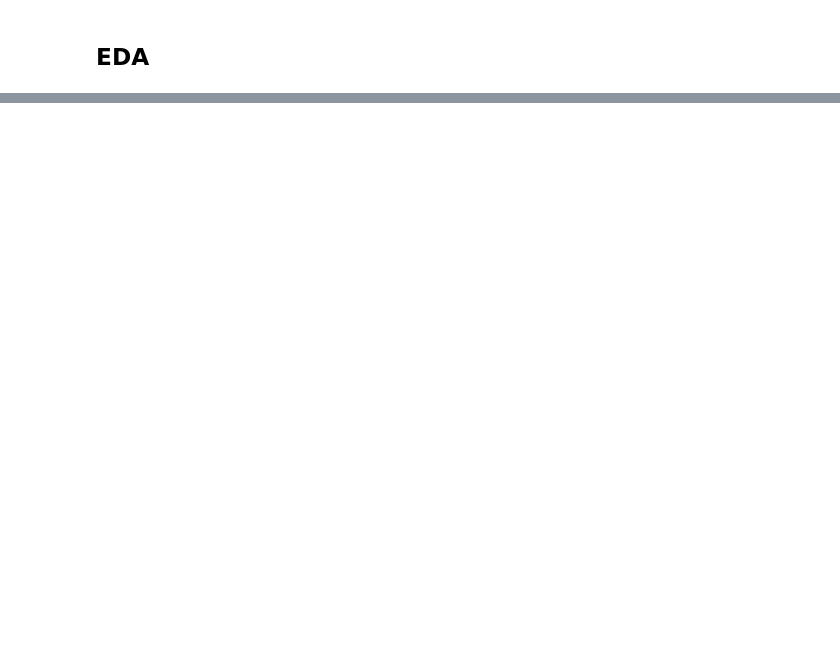
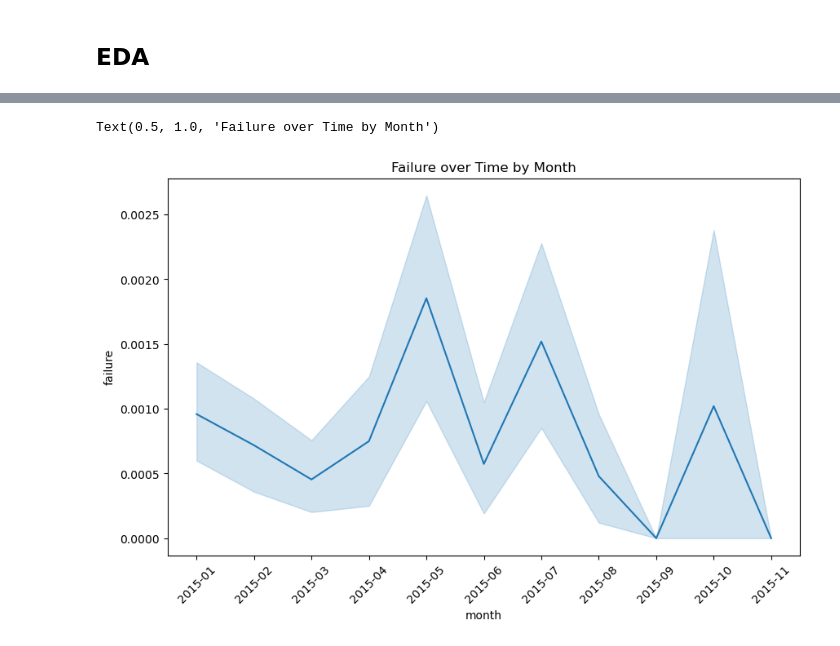
Before and after one commit to ahmettalhabektas/Predicting-Device-Failure, a Jupyter notebook: Failure.ipynb, the cells around one changed output, grey strips where cells are left out. Saved outputs shown, nothing was run; the diff lists cells and outputs as text; code cells hidden in the pictures; blank space fills up the shorter version.

```diff
--- a/Failure.ipynb
+++ b/Failure.ipynb
@@ -204,0 +118,16 @@ evaluate_model()
+# %%
+# Convert the 'date' column to datetime format
+df['date'] = pd.to_datetime(df['date'])
+
+# Extract and format the 'month' column for plotting
+df['month'] = df['date'].dt.to_period('M')
+df['month'] = df['month'].dt.strftime('%Y-%m')
+
+# Create a line plot to visualize 'failure' over time by month
+plt.figure(figsize=(10, 6))
+sns.lineplot(data=df, x='month', y='failure')
+plt.xticks(rotation=45)
+plt.title("Failure over Time by Month")
+# %% [output]
+Text(0.5, 1.0, 'Failure over Time by Month')
+[figure, added]
```
Also changed, not shown: parts of 100 cells of this notebook, 2 other files.
